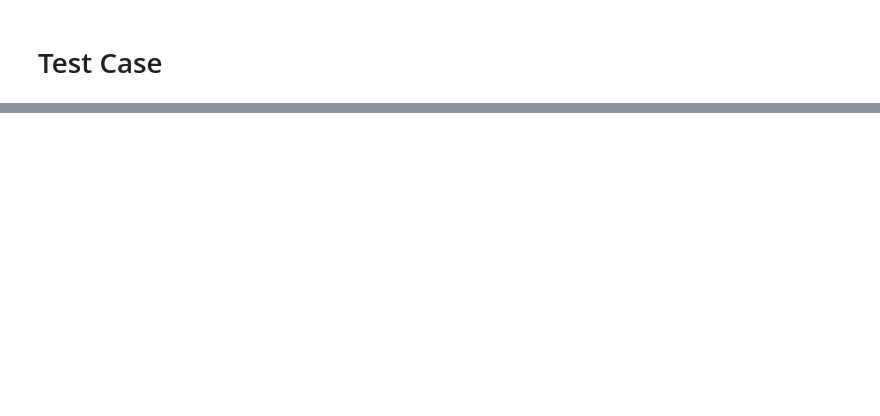
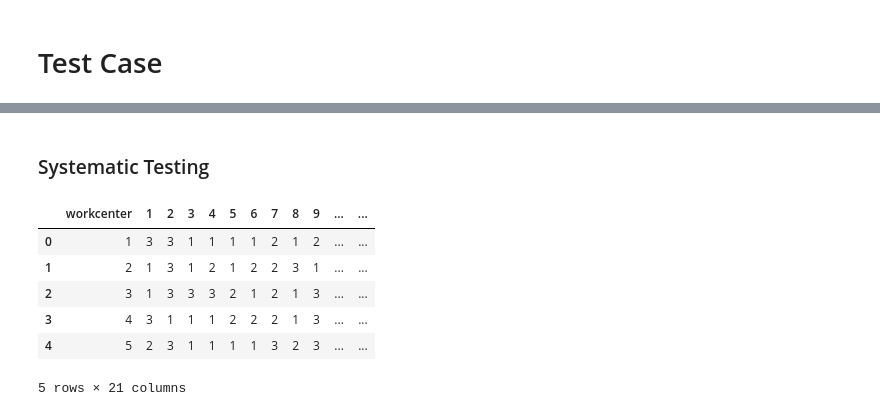
Before and after one commit to nathanansel28/40.014-ESA, a Jupyter notebook: 02_TestingHeuristics/LETSA_heuristic.ipynb, the cells around one changed output, grey strips where cells are left out. Cells and saved outputs as stored; diff of their text form; code cells hidden in the pictures; blank space fills up the shorter version.

Commit message:
feat: add systematic testing

```diff
--- a/02_TestingHeuristics/LETSA_heuristic.ipynb
+++ b/02_TestingHeuristics/LETSA_heuristic.ipynb
@@ -401,0 +432,24 @@ feasible operations: []
+# %% [markdown]
+### Systematic Testing
+# %%
+# GENERATING THE FACTORY INFORMATION
+random.seed(42)
+n_workcenters = 100
+n_machines = 20
+
+df_machine = pd.DataFrame({
+    'workcenter': [f"{i}" for i in range(1,n_workcenters+1)],
+})
+
+for machine_no in range(1,n_machines+1):
+    machine_name = f"{machine_no}"
+    df_machine[machine_name] = [random.randint(1,3) for _ in range(1, n_workcenters+1)]
+display(df_machine.head())
+# %% [output]
+|  | workcenter | 1 | 2 | 3 | 4 | 5 | 6 | 7 | 8 | 9 | ... | ... |
+| 0 | 1 | 3 | 3 | 1 | 1 | 1 | 1 | 2 | 1 | 2 | ... | ... |
+| 1 | 2 | 1 | 3 | 1 | 2 | 1 | 2 | 2 | 3 | 1 | ... | ... |
+| 2 | 3 | 1 | 3 | 3 | 3 | 2 | 1 | 2 | 1 | 3 | ... | ... |
+| 3 | 4 | 3 | 1 | 1 | 1 | 2 | 2 | 2 | 1 | 3 | ... | ... |
+| 4 | 5 | 2 | 3 | 1 | 1 | 1 | 1 | 3 | 2 | 3 | ... | ... |
+5 rows × 21 columns
```
Also changed, not shown: parts of 11 cells of this notebook.
